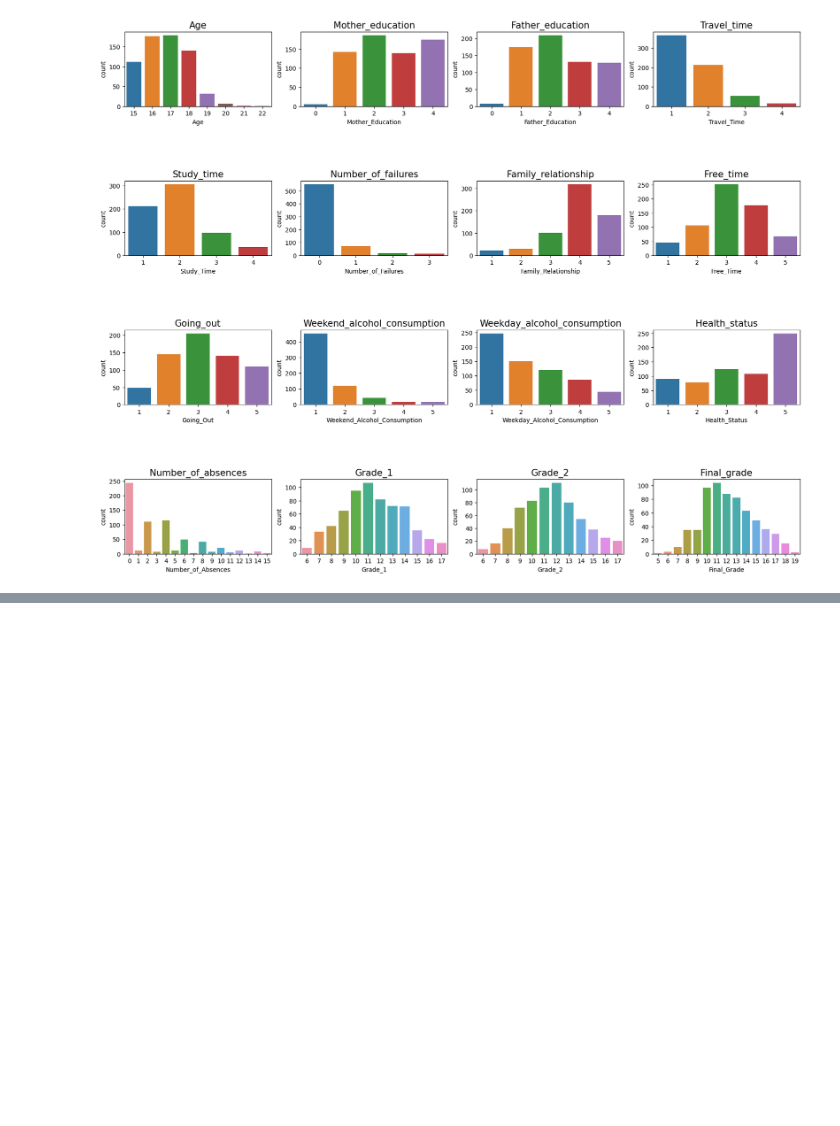
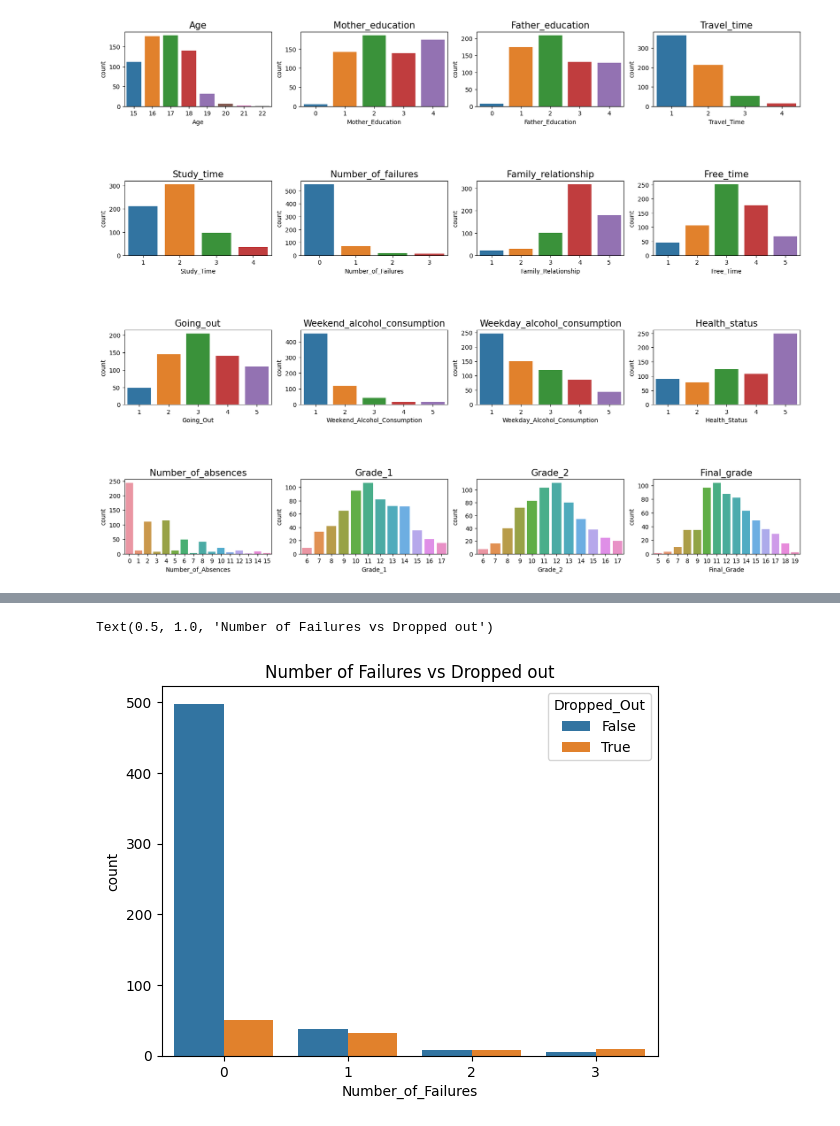
Before and after one commit to ThienNguyen3001/Student-Dropout-Analysis, a Jupyter notebook: Analysis.ipynb, the cells around one changed output, grey strips where cells are left out. Drawn from its saved outputs; the diff is of its cells as text; code cells hidden in the pictures; blank space fills up the shorter version.

```diff
--- a/Analysis.ipynb
+++ b/Analysis.ipynb
@@ -319,0 +338,7 @@ plt.show()
+# %%
+number_of_failures_df = df.groupby(['Number_of_Failures', 'Dropped_Out']).size().reset_index(name='count')
+sns.barplot(data=number_of_failures_df, x='Number_of_Failures', y='count', hue='Dropped_Out')
+plt.title('Number of Failures vs Dropped out')
+# %% [output]
+Text(0.5, 1.0, 'Number of Failures vs Dropped out')
+[figure, added]
```
Also changed, not shown: parts of 5 cells of this notebook.
